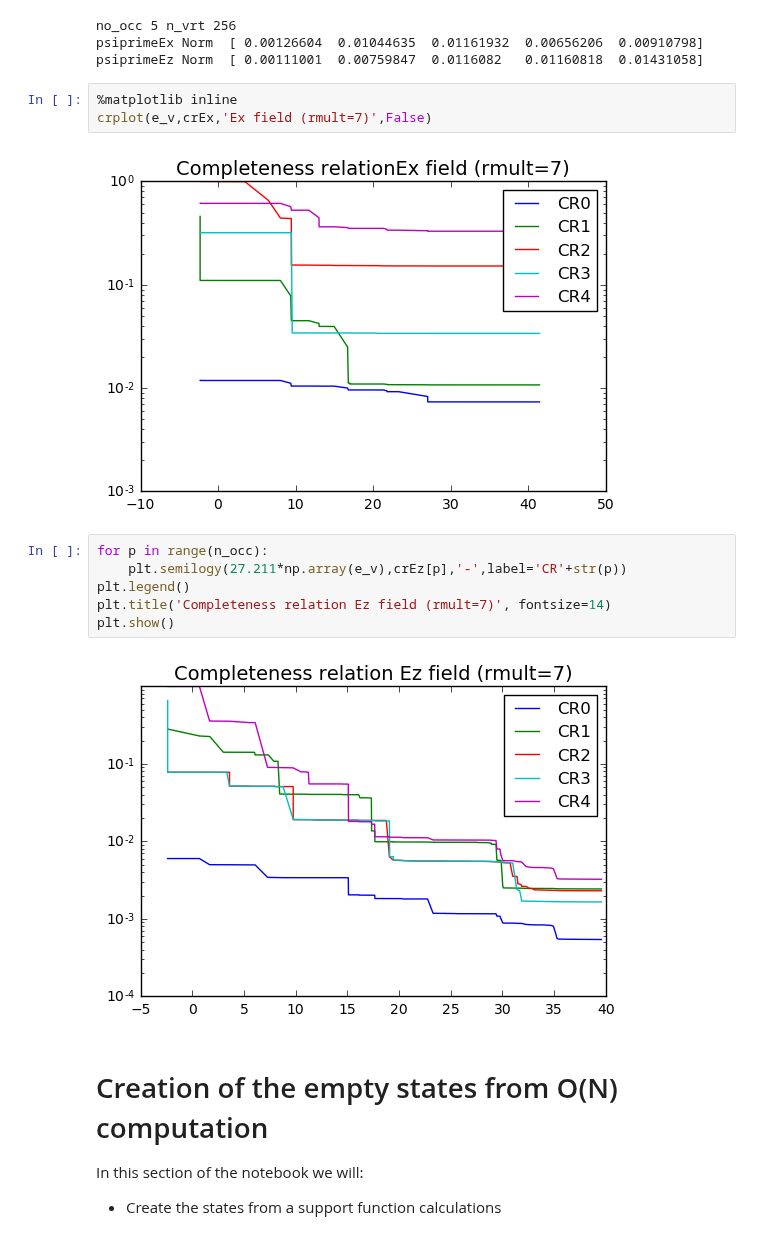
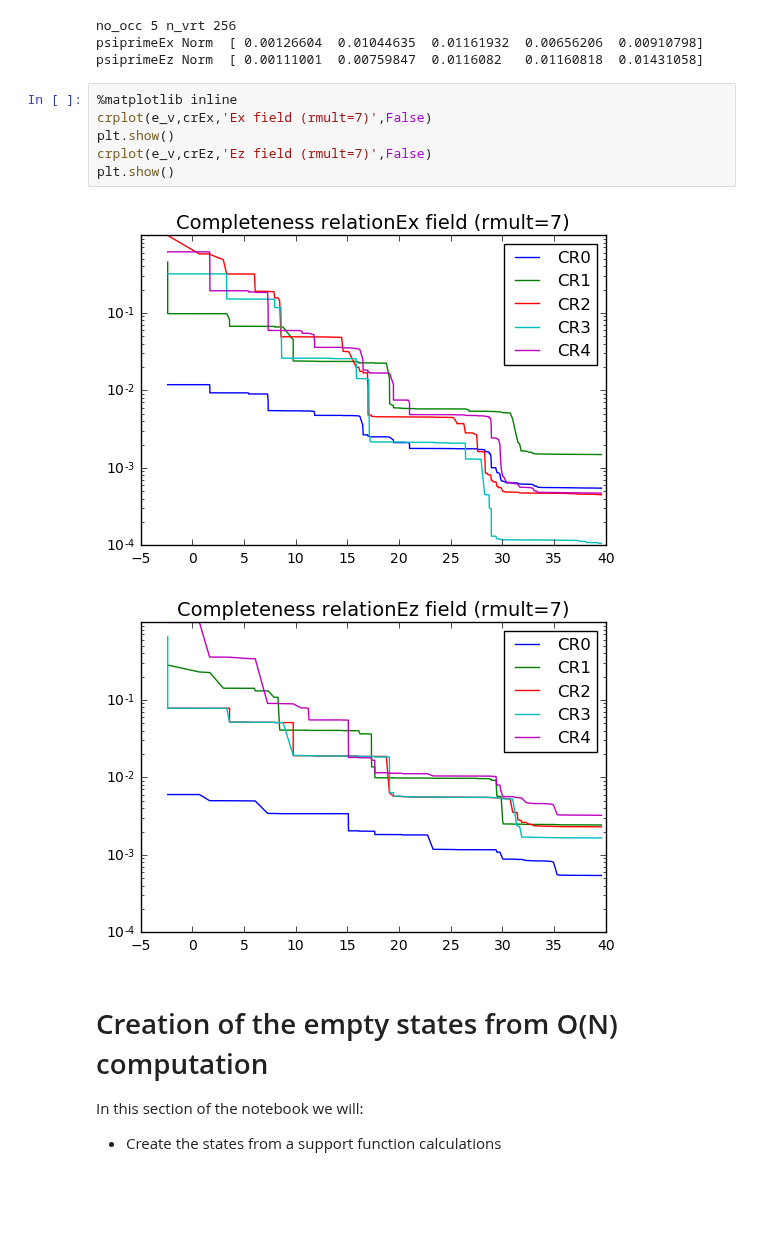
Before and after one commit to luigigenovese/KPM-nb, a Jupyter notebook: STATIC ELECTRIC FIELD/N2/N2_Maximum_Energy_vs_Virtual_Oribitals.ipynb, the cells around one changed output. Drawn from its saved outputs; the diff is of its cells as text; blank space fills up the shorter version.

```diff
--- a/STATIC ELECTRIC FIELD/N2/N2_Maximum_Energy_vs_Virtual_Oribitals.ipynb
+++ b/STATIC ELECTRIC FIELD/N2/N2_Maximum_Energy_vs_Virtual_Oribitals.ipynb
@@ -318,16 +317,12 @@ psiprimeEz Norm  [ 0.00111001  0.00759847  0.0116082   0.01160818  0.01431058]
 # %%
 %matplotlib inline
 crplot(e_v,crEx,'Ex field (rmult=7)',False)
+plt.show()
+crplot(e_v,crEz,'Ez field (rmult=7)',False)
+plt.show()
 # %% [output]
-[figure, old version]
+[figure, new version]
+[figure, added]
-# %%
-for p in range(n_occ):
-    plt.semilogy(27.211*np.array(e_v),crEz[p],'-',label='CR'+str(p))
-plt.legend()
-plt.title('Completeness relation Ez field (rmult=7)', fontsize=14)
-plt.show()
-# %% [output]
-[figure, removed]
 # %% [markdown]
 # Creation of the empty states from O(N) computation
 In this section of the notebook we will:
```
Also changed, not shown: parts of 12 cells of this notebook, 1 other file.
